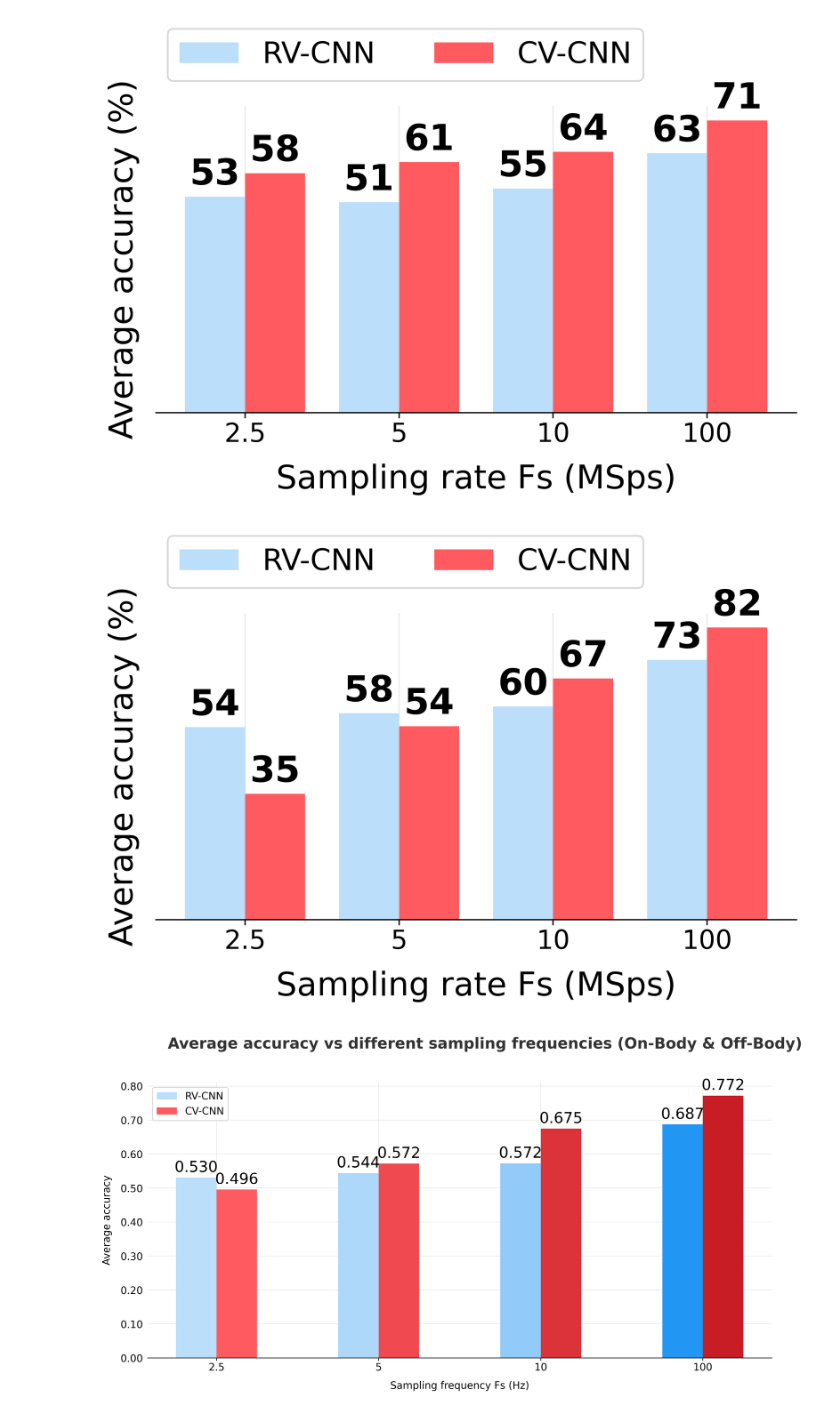
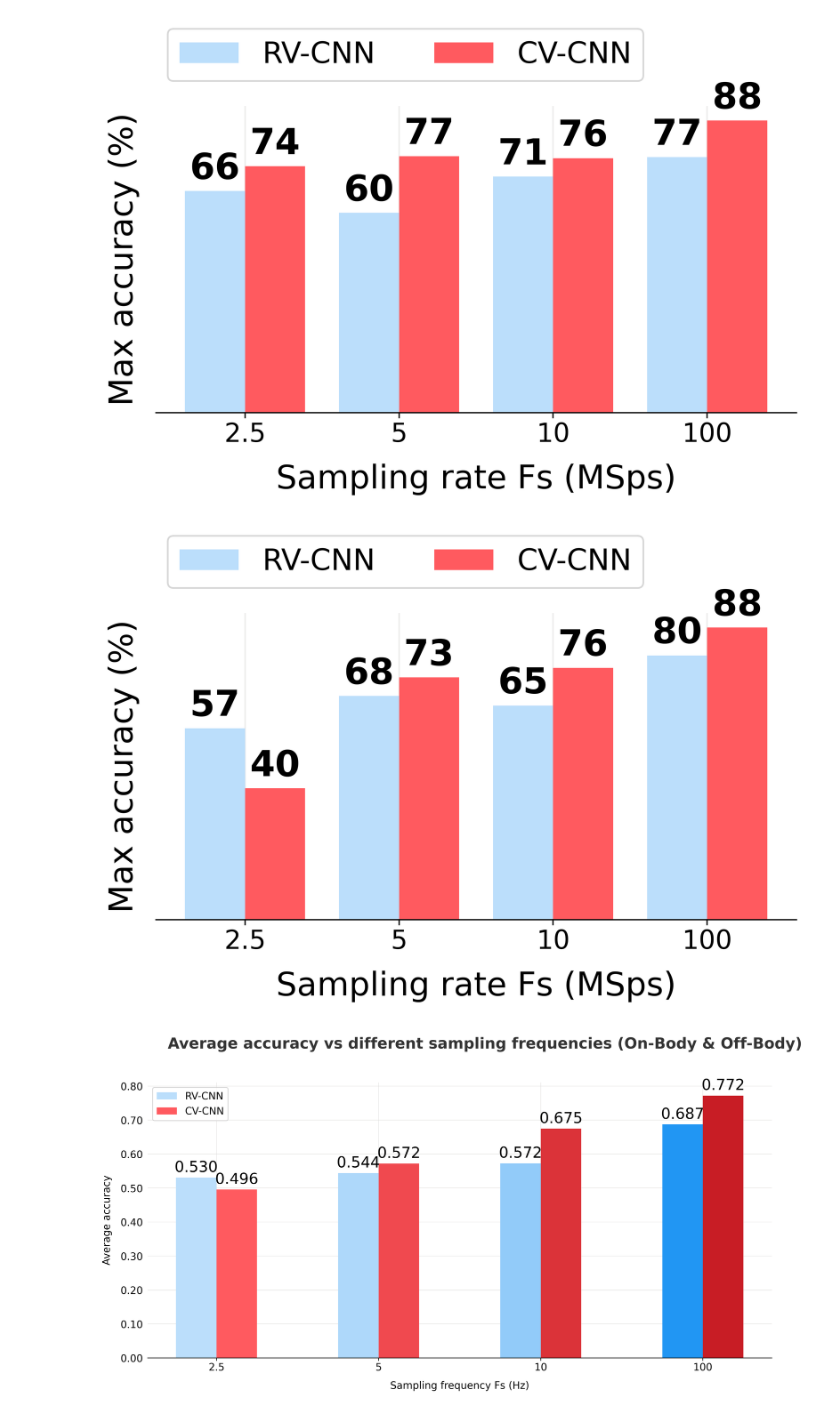
Before and after one commit to mkashani-phd/BLEWBAN_Dataset, a Jupyter notebook: Examples/ALL NN/res/resAnalyze.ipynb, the cells around one changed output. Cells and saved outputs as stored; diff of their text form; code cells hidden in the pictures.

```diff
--- a/Examples/ALL NN/res/resAnalyze.ipynb
+++ b/Examples/ALL NN/res/resAnalyze.ipynb
@@ -16,11 +16,11 @@ barRes = pd.DataFrame()
 
 def barDFMaker(res, mode):
     if mode == 'onBody':
-        temp  = res[[ 'F10','F11','F12']].groupby(['model','Fs']).mean().T.mean().reset_index()
+        temp  = res[[ 'F10','F11','F12']].groupby(['model','Fs']).max().T.max().reset_index()
     elif mode == 'offBody':
-        temp  = res[[ 'E4','E5','E6' ]].groupby(['model','Fs']).mean().T.mean().reset_index()
+        temp  = res[[ 'E4']].groupby(['model','Fs']).max().T.max().reset_index()
     else:
-        temp  = res[['E4','E5','E6' ,'E10','E11','F12']].groupby(['model','Fs']).mean().T.mean().reset_index()
+        temp  = res[['E4','E5','E6' ,'E10','E11','F12']].groupby(['model','Fs']).max().T.mean().reset_index()
     result = {}
     result['CV_NN'] = list(temp[temp['model']=='CV_NN'].drop(['model','Fs'], axis=1)[0])
     result['IQSplit'] = list(temp[temp['model']=='IQSplit'].drop(['model','Fs'], axis=1)[0])
@@ -32,6 +32,6 @@ def barDFMaker(res, mode):
 # temp  = res[[ 'E10','E11','F12']].groupby(['model','Fs']).mean().T.mean().reset_index()
 # temp[temp['model']=='CV_NN']
 
-barDFMaker(res, 'onBody')
+barDFMaker(res, 'offBody')
 # %% [output]
 |  | CV_NN | IQSplit | Fs |
@@ -64,7 +76,7 @@ def barplotter(newerdf, title = ""):
     ax.set_xticks(labelTicker, labels) # Map integers numbers from the series to labels list
 
     # Reformat y-axis
-    ax.set_ylabel('Average accuracy (%)', fontsize=20, labelpad=10)
+    ax.set_ylabel('Max accuracy (%)', fontsize=20, labelpad=10)
     ax.set_xlabel('Sampling rate Fs (MSps)', fontsize=20, labelpad=10)
 
     ax.yaxis.set_label_position("left")
@@ -106,40 +118,40 @@ def barplotter(newerdf, title = ""):
     # Plot bars
     bar1 = ax.bar(fs2, newerdf['IQSplit'], color=cmap(normIQSplit(newerdf['IQSplit'])), width=barWidth, zorder=2,label='RV-CNN')
 
     coloursCV_NN = ["#ff5a5f", "#ff5a5f"]
 
 
     # Colormap - Build the colour maps
     cmap = mpl.colors.LinearSegmentedColormap.from_list("colour_map", coloursCV_NN, N=256)
     normCV_NN = mpl.colors.Normalize(newerdf['CV_NN'].min(), newerdf['CV_NN'].max()) # linearly normalizes data into the [0.0, 1.0] interval
 
     # Plot bars
     bar2 = ax.bar(fs, newerdf['CV_NN'], color=cmap(normCV_NN(newerdf['CV_NN'])), width=barWidth, zorder=2,label='CV-CNN')
 
     ax.legend(ncol=2,  fontsize=18, bbox_to_anchor=(0.39, 1.3), loc='upper center')
 
     # Add label on top of each bar
-    ax.bar_label(bar2, labels=[f'{int(np.round(e*100,1))}' for e in newerdf['CV_NN']], padding=3, color='black', fontsize=22, weight='bold')
-    ax.bar_label(bar1, labels=[f'{int(np.round(e*100,1))}' for e in newerdf['IQSplit']], padding=3, color='black', fontsize=22, weight='bold')
+    ax.bar_label(bar2, labels=[f'{int(np.round(e,2)*100)}' for e in newerdf['CV_NN']], padding=3, color='black', fontsize=22, weight='bold')
+    ax.bar_label(bar1, labels=[f'{int(np.round(e,2)*100)}' for e in newerdf['IQSplit']], padding=3, color='black', fontsize=22, weight='bold')
 
     # plt.title(title, fontsize=16, weight='bold', alpha=.8)
     plt.yticks([])
     plt.show()
 
 font = {
     # 'family' : 'normal',
         # 'weight' : 'bold',
         'size'   : 22}
 
 mpl.rc('font', **font)
 
 barplotter(barDFMaker(res, 'offBody'), "Average accuracy vs different sampling frequencies (Off-Body)")
 # %% [output]
-[figure, old version]
+[figure, new version]
 # %%
 barplotter(barDFMaker(res,'onBody'), "Average accuracy vs different sampling frequencies (On-Body)")
 # %% [output]
-[figure, old version]
+[figure, new version]
 # %%
 
 
```
Also changed, not shown: parts of 2 cells of this notebook.
